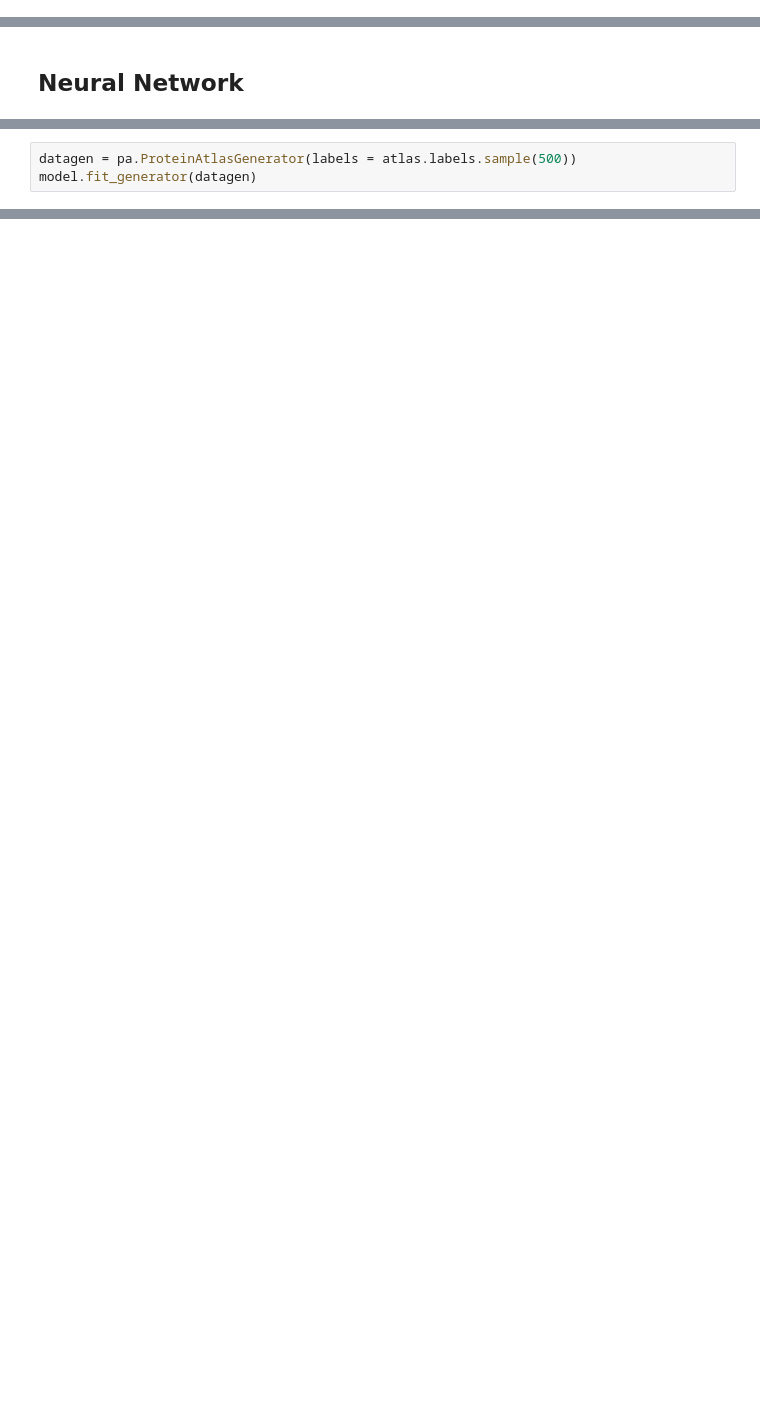
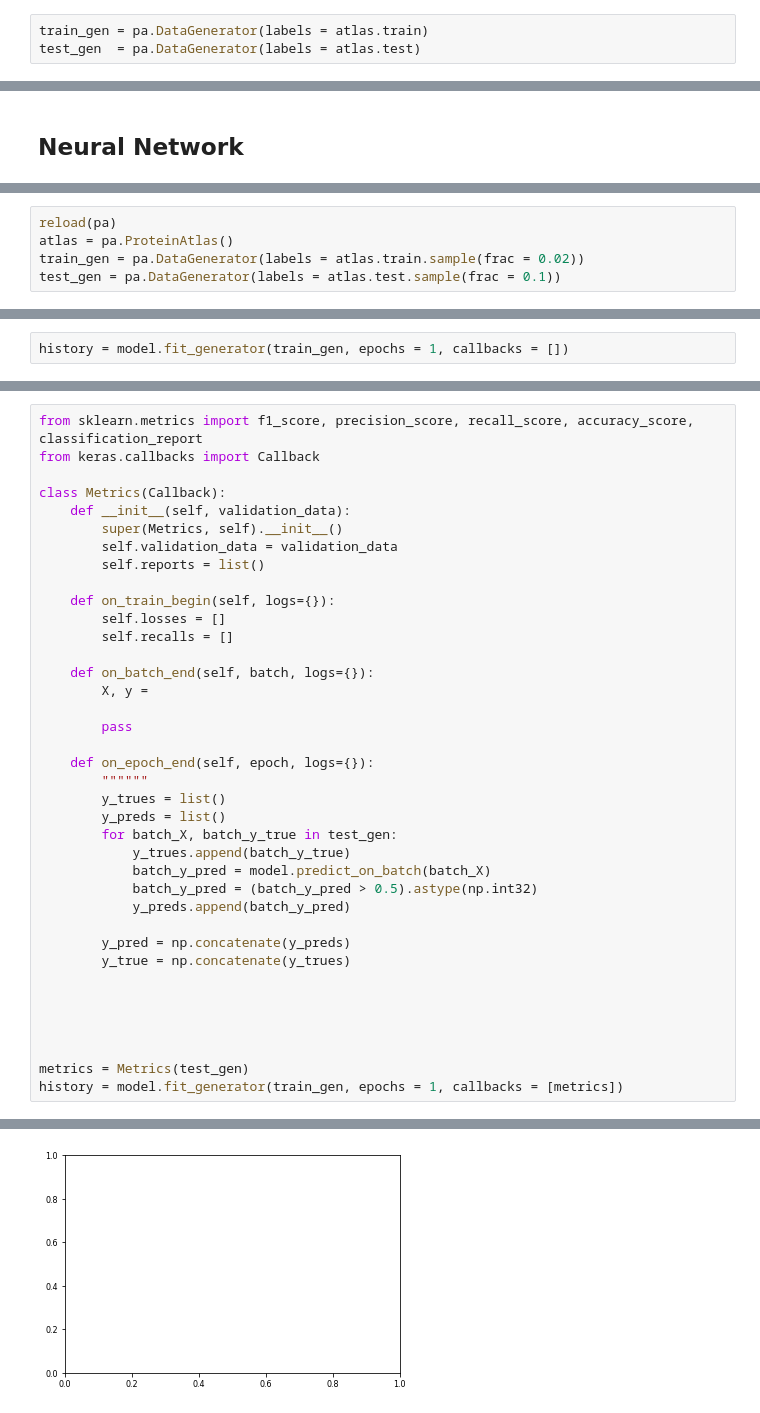
Before and after one commit to eldrtimo/protein, a Jupyter notebook: examples.ipynb, the cells around one changed output, grey strips where cells are left out. Cells and saved outputs as stored; diff of their text form; blank space fills up the shorter version.

```diff
--- a/examples.ipynb
+++ b/examples.ipynb
@@ -68,3 +92,6 @@ x_batch, y_batch = datagen[0]
+# %%
+train_gen = pa.DataGenerator(labels = atlas.train)
+test_gen  = pa.DataGenerator(labels = atlas.test)
 # %% [markdown]
 ### Plot samples from a batch of images
 # %%
@@ -128,3 +138,0 @@ model.compile(loss = "binary_crossentropy", optimizer = sgd, metrics=["accuracy"
-# %%
-datagen = pa.ProteinAtlasGenerator(labels = atlas.labels.sample(500))
-model.fit_generator(datagen)
@@ -150,0 +139,5 @@ plt.savefig("plots/corr.pdf")
+# %%
+reload(pa)
+atlas = pa.ProteinAtlas()
+train_gen = pa.DataGenerator(labels = atlas.train.sample(frac = 0.02))
+test_gen = pa.DataGenerator(labels = atlas.test.sample(frac = 0.1))
@@ -150,0 +152,2 @@ plt.savefig("plots/corr.pdf")
+# %%
+history = model.fit_generator(train_gen, epochs = 1, callbacks = [])
@@ -150,0 +157,39 @@ plt.savefig("plots/corr.pdf")
+# %%
+from sklearn.metrics import f1_score, precision_score, recall_score, accuracy_score, classification_report
+from keras.callbacks import Callback
+
+class Metrics(Callback):
+    def __init__(self, validation_data):
+        super(Metrics, self).__init__()
+        self.validation_data = validation_data
+        self.reports = list()
+
+    def on_train_begin(self, logs={}):
+        self.losses = []
+        self.recalls = []
+
+    def on_batch_end(self, batch, logs={}):
+        X, y =
+
+        pass
+
+    def on_epoch_end(self, epoch, logs={}):
+        """"""
+        y_trues = list()
+        y_preds = list()
+        for batch_X, batch_y_true in test_gen:
+            y_trues.append(batch_y_true)
+            batch_y_pred = model.predict_on_batch(batch_X)
+            batch_y_pred = (batch_y_pred > 0.5).astype(np.int32)
+            y_preds.append(batch_y_pred)
+
+        y_pred = np.concatenate(y_preds)
+        y_true = np.concatenate(y_trues)
+
+
+
+
+
+metrics = Metrics(test_gen)
+history = model.fit_generator(train_gen, epochs = 1, callbacks = [metrics])
+# %% [output]
@@ -150,0 +198 @@ plt.savefig("plots/corr.pdf")
+[figure, added]
```
Also changed, not shown: parts of 30 cells of this notebook, 4 other files.
